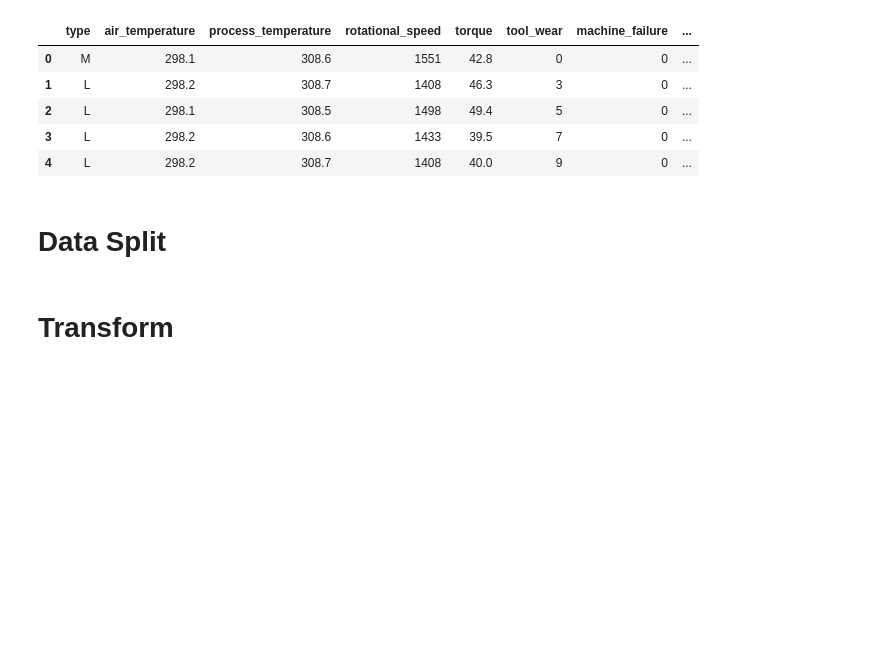
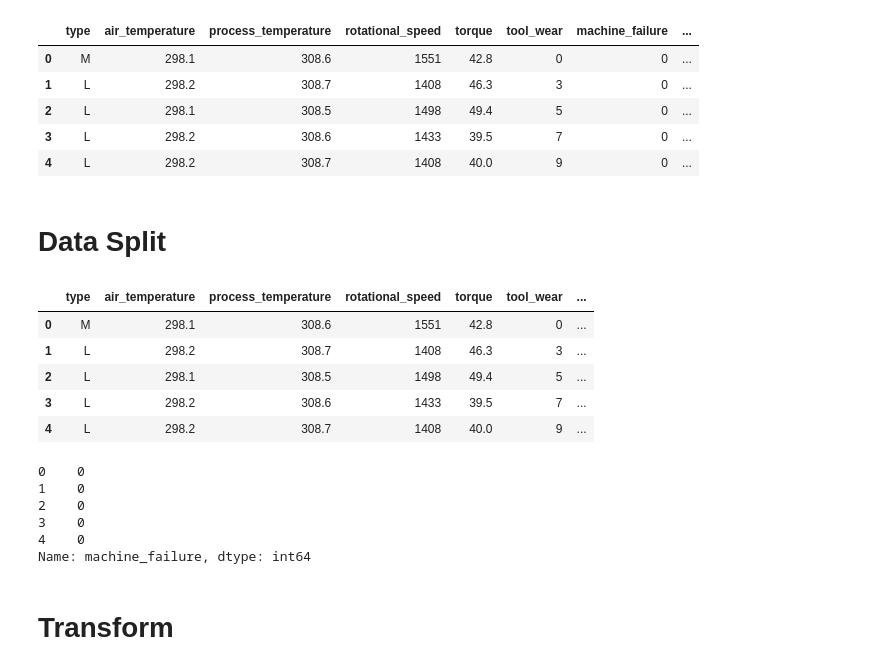
Before and after one commit to Ahmed-Althubyani/industrial-predictive-maintenance, a Jupyter notebook: notebooks/02_model.ipynb, the cells around one changed output. Drawn from its saved outputs; the diff is of its cells as text; code cells hidden in the pictures; blank space fills up the shorter version.

```diff
--- a/notebooks/02_model.ipynb
+++ b/notebooks/02_model.ipynb
@@ -45,5 +48,3 @@ df = df.drop(columns=["UDI",
-# %%
-df.columns = df.columns.str.lower().str.replace(r'\s*\[.*?\]$', '', regex=True).str.replace(" ", "_")
 # %%
 df.head()
 # %% [output]
@@ -54,9 +55,7 @@ df.head()
 | 3 | L | 298.2 | 308.6 | 1433 | 39.5 | 7 | 0 |
 | 4 | L | 298.2 | 308.7 | 1408 | 40.0 | 9 | 0 |
 # %%
-df["temperature_difference"] = df["process_temperature"] - df["air_temperature"]
+df = create_features(df)
-# %%
-df["power"] = df["torque"] * df["rotational_speed"]
 # %%
 df.head()
 # %% [output]
@@ -74 +70,21 @@ y = df["machine_failure"]
+# %%
+X, y = split_features_target(df)
+# %%
+X.head()
+# %% [output]
+|  | type | air_temperature | process_temperature | rotational_speed | torque | tool_wear | ... |
+| 0 | M | 298.1 | 308.6 | 1551 | 42.8 | 0 | ... |
+| 1 | L | 298.2 | 308.7 | 1408 | 46.3 | 3 | ... |
+| 2 | L | 298.1 | 308.5 | 1498 | 49.4 | 5 | ... |
+| 3 | L | 298.2 | 308.6 | 1433 | 39.5 | 7 | ... |
+| 4 | L | 298.2 | 308.7 | 1408 | 40.0 | 9 | ... |
+# %%
+y.head()
+# %% [output]
+0    0
+1    0
+2    0
+3    0
+4    0
+Name: machine_failure, dtype: int64
 # %%
```
Also changed, not shown: parts of 9 cells of this notebook, 10 other files.
